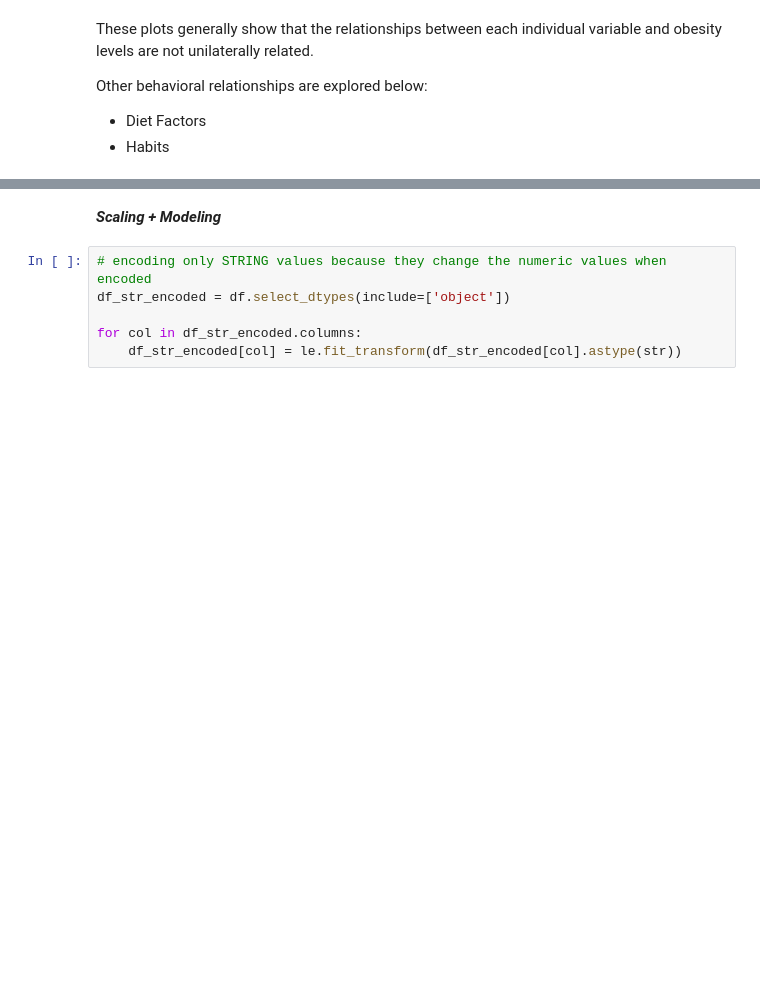
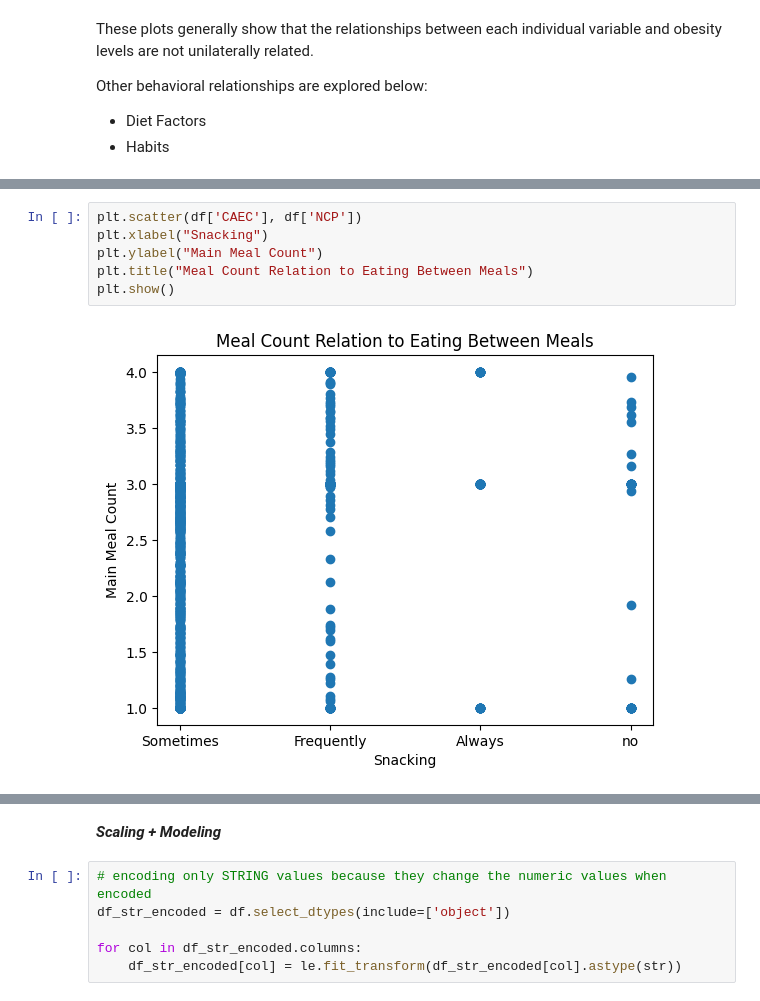
Before and after one commit to joliebao/TCS-Data-Science-Obesity, a Jupyter notebook: TCS_DataScience_Obesity.ipynb, the cells around one changed output, grey strips where cells are left out. Drawn from its saved outputs; the diff is of its cells as text; blank space fills up the shorter version.

```diff
--- a/TCS_DataScience_Obesity.ipynb
+++ b/TCS_DataScience_Obesity.ipynb
@@ -466,0 +486,8 @@ Alternative Hypothesis: The most important behavioral contributors to obesity ar
+# %%
+plt.scatter(df['CAEC'], df['NCP'])
+plt.xlabel("Snacking")
+plt.ylabel("Main Meal Count")
+plt.title("Meal Count Relation to Eating Between Meals")
+plt.show()
+# %% [output]
+[figure, added]
```
Also changed, not shown: parts of 27 cells of this notebook.
